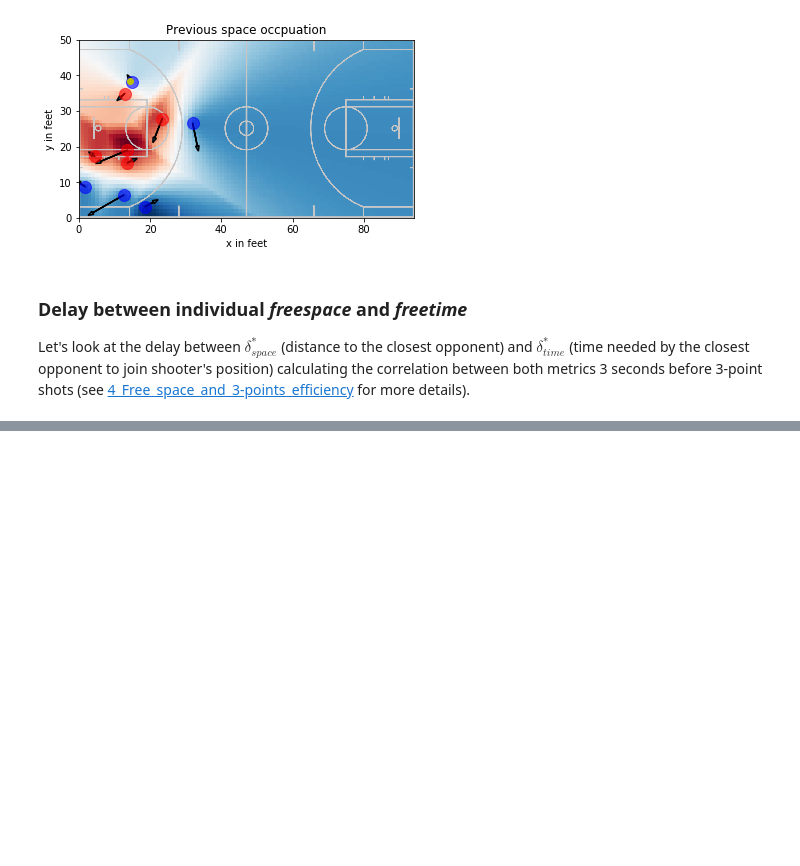
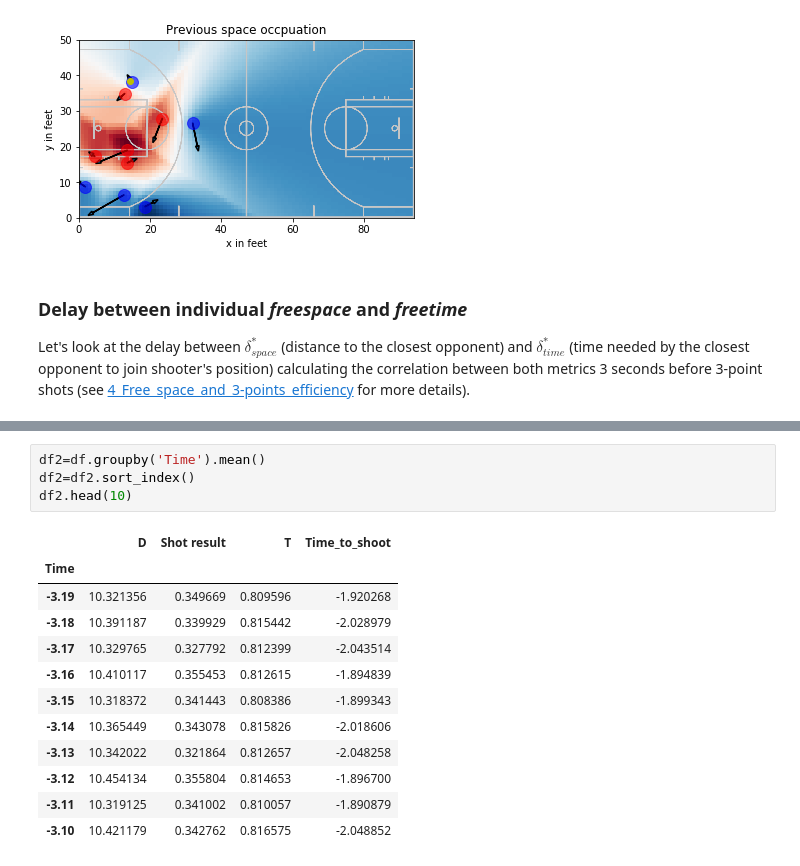
Before and after one commit to AmigoCap/MecaSportCo, a Jupyter notebook: 3_Comparison_of_ways_to_quantify_free_space.ipynb, the cells around one changed output, grey strips where cells are left out. Cells and saved outputs as stored; diff of their text form; blank space fills up the shorter version.

```diff
--- a/3_Comparison_of_ways_to_quantify_free_space.ipynb
+++ b/3_Comparison_of_ways_to_quantify_free_space.ipynb
@@ -445,2 +456,19 @@ dico=pickle.load(open('data/Shots','rb'))
+# %%
+df2=df.groupby('Time').mean()
+df2=df2.sort_index()
+df2.head(10)
+# %% [output]
+|  | D | Shot result | T | Time_to_shoot |
+| Time |  |  |  |  |
+| -3.19 | 10.321356 | 0.349669 | 0.809596 | -1.920268 |
+| -3.18 | 10.391187 | 0.339929 | 0.815442 | -2.028979 |
+| -3.17 | 10.329765 | 0.327792 | 0.812399 | -2.043514 |
+| -3.16 | 10.410117 | 0.355453 | 0.812615 | -1.894839 |
+| -3.15 | 10.318372 | 0.341443 | 0.808386 | -1.899343 |
+| -3.14 | 10.365449 | 0.343078 | 0.815826 | -2.018606 |
+| -3.13 | 10.342022 | 0.321864 | 0.812657 | -2.048258 |
+| -3.12 | 10.454134 | 0.355804 | 0.814653 | -1.896700 |
+| -3.11 | 10.319125 | 0.341002 | 0.810057 | -1.890879 |
+| -3.10 | 10.421179 | 0.342762 | 0.816575 | -2.048852 |
 # %%
 def autocorrel(x,y,N,i,M):
```
Also changed, not shown: parts of 5 cells of this notebook, 4 other files.
